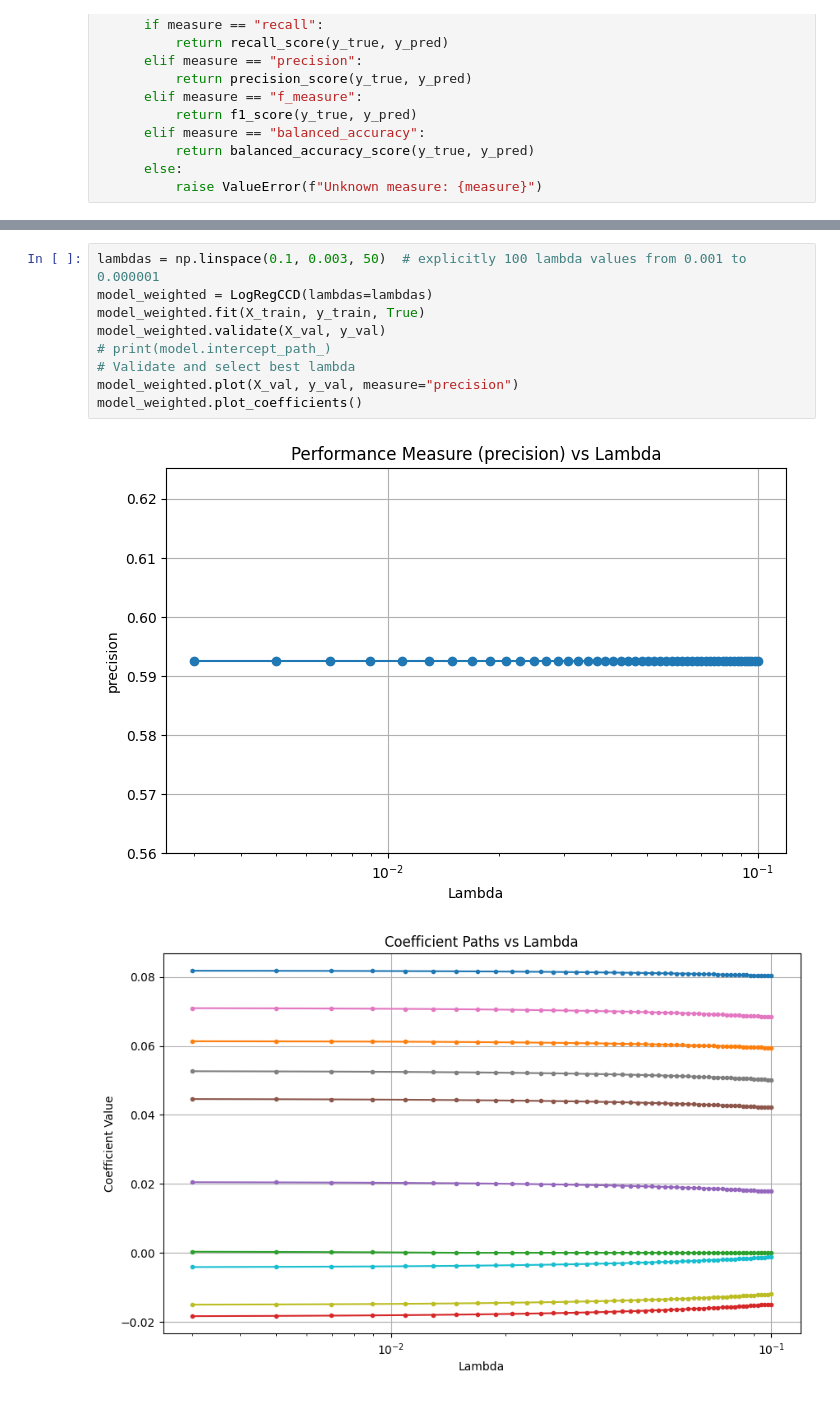
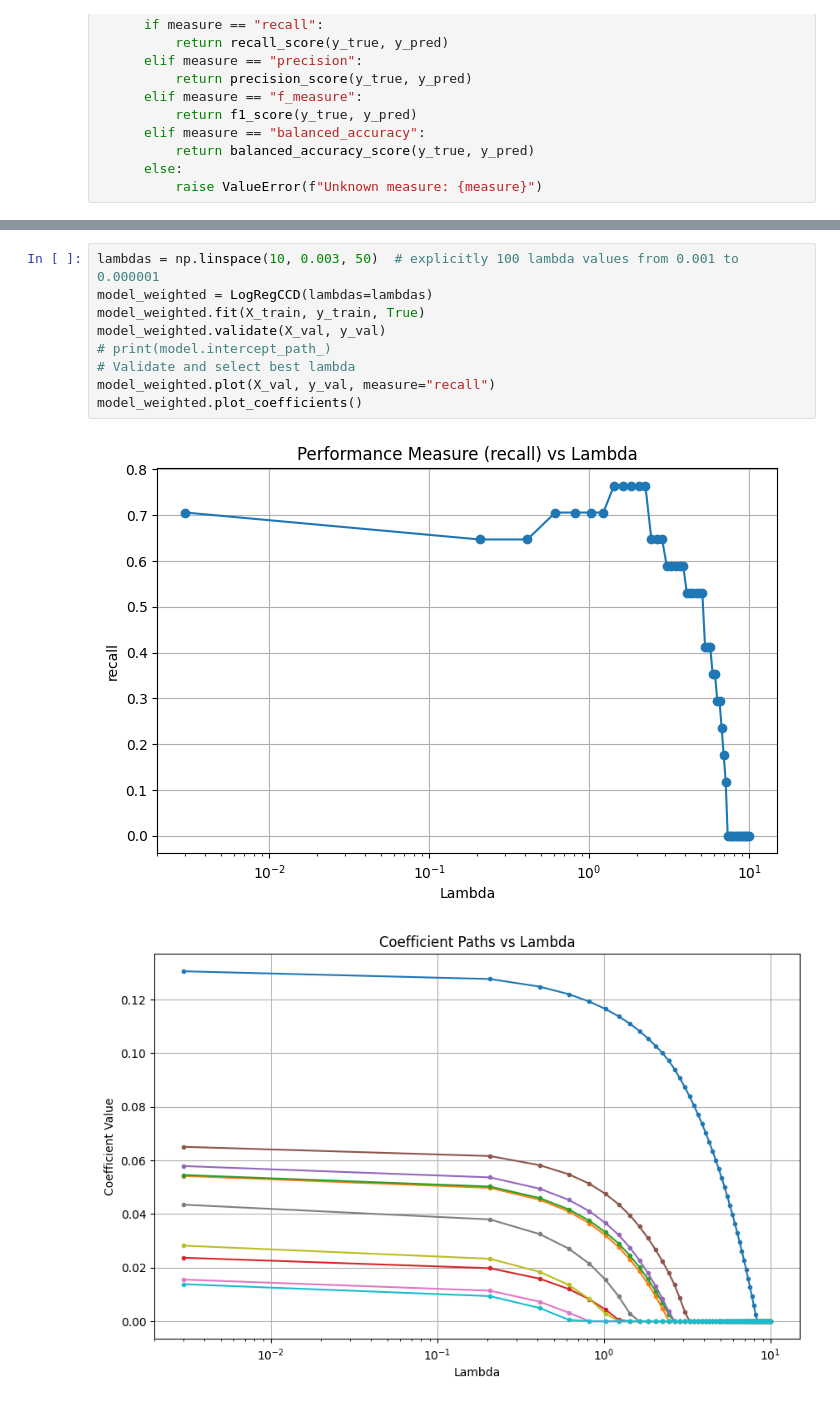
Before and after one commit to mouradianelen/LogRegCCD, a Jupyter notebook: synth_data.ipynb, the cells around one changed output, grey strips where cells are left out. Cells and saved outputs as stored; diff of their text form.

Commit message:
LogRegCCD-2: added more weights and changed metric to recall for weighted update algo

```diff
--- a/synth_data.ipynb
+++ b/synth_data.ipynb
@@ -244,12 +244,12 @@ model_not_weighted.plot_coefficients()
 # %%
-lambdas = np.linspace(0.1, 0.003, 50)  # explicitly 100 lambda values from 0.001 to 0.000001
+lambdas = np.linspace(10, 0.003, 50)  # explicitly 100 lambda values from 0.001 to 0.000001
 model_weighted = LogRegCCD(lambdas=lambdas)
 model_weighted.fit(X_train, y_train, True)
 model_weighted.validate(X_val, y_val)
 # print(model.intercept_path_)
 # Validate and select best lambda
-model_weighted.plot(X_val, y_val, measure="precision")
+model_weighted.plot(X_val, y_val, measure="recall")
 model_weighted.plot_coefficients()
 # %% [output]
-[figure, old version]
+[figure, new version]
-[figure, old version]
+[figure, new version]
```
Also changed, not shown: parts of 4 cells of this notebook.
